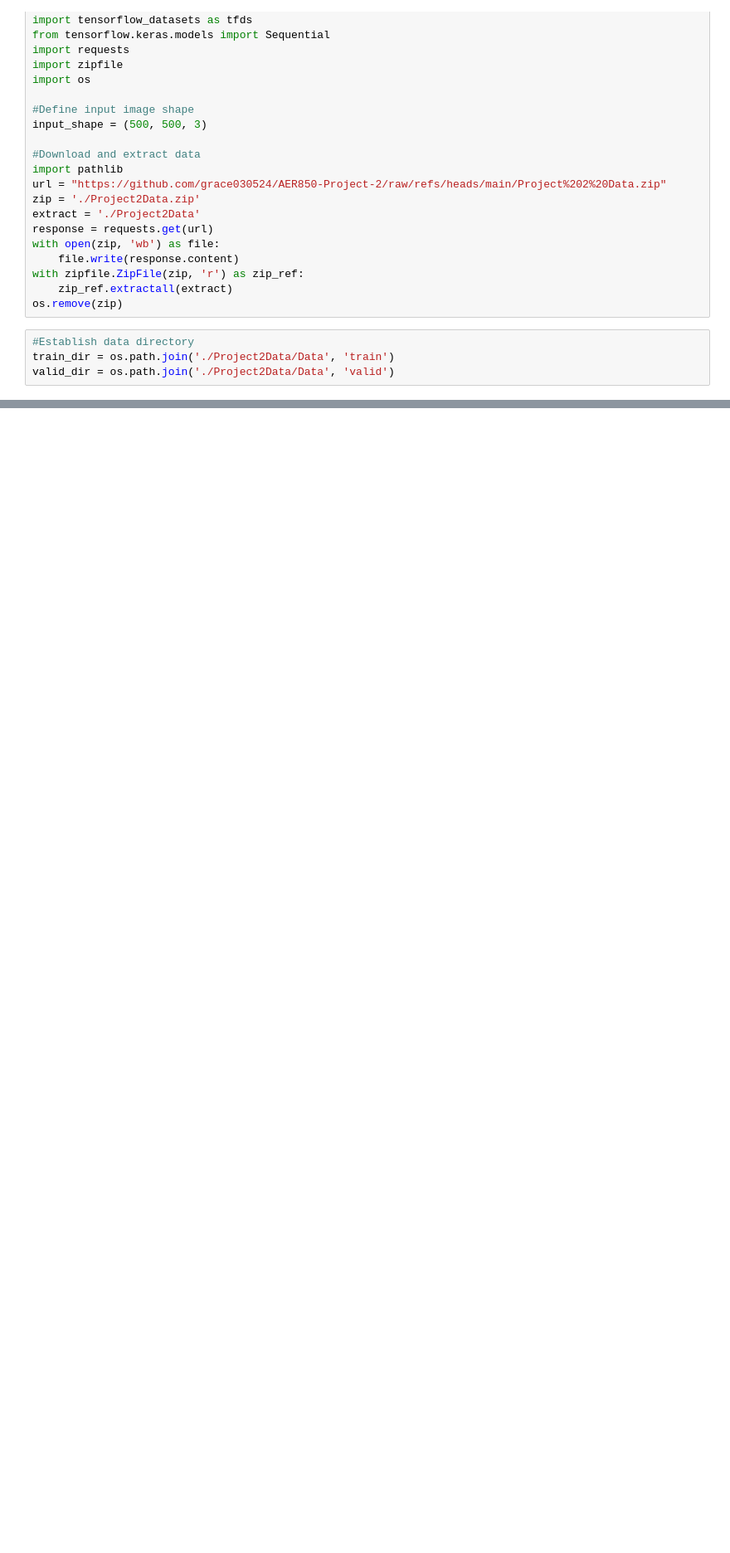
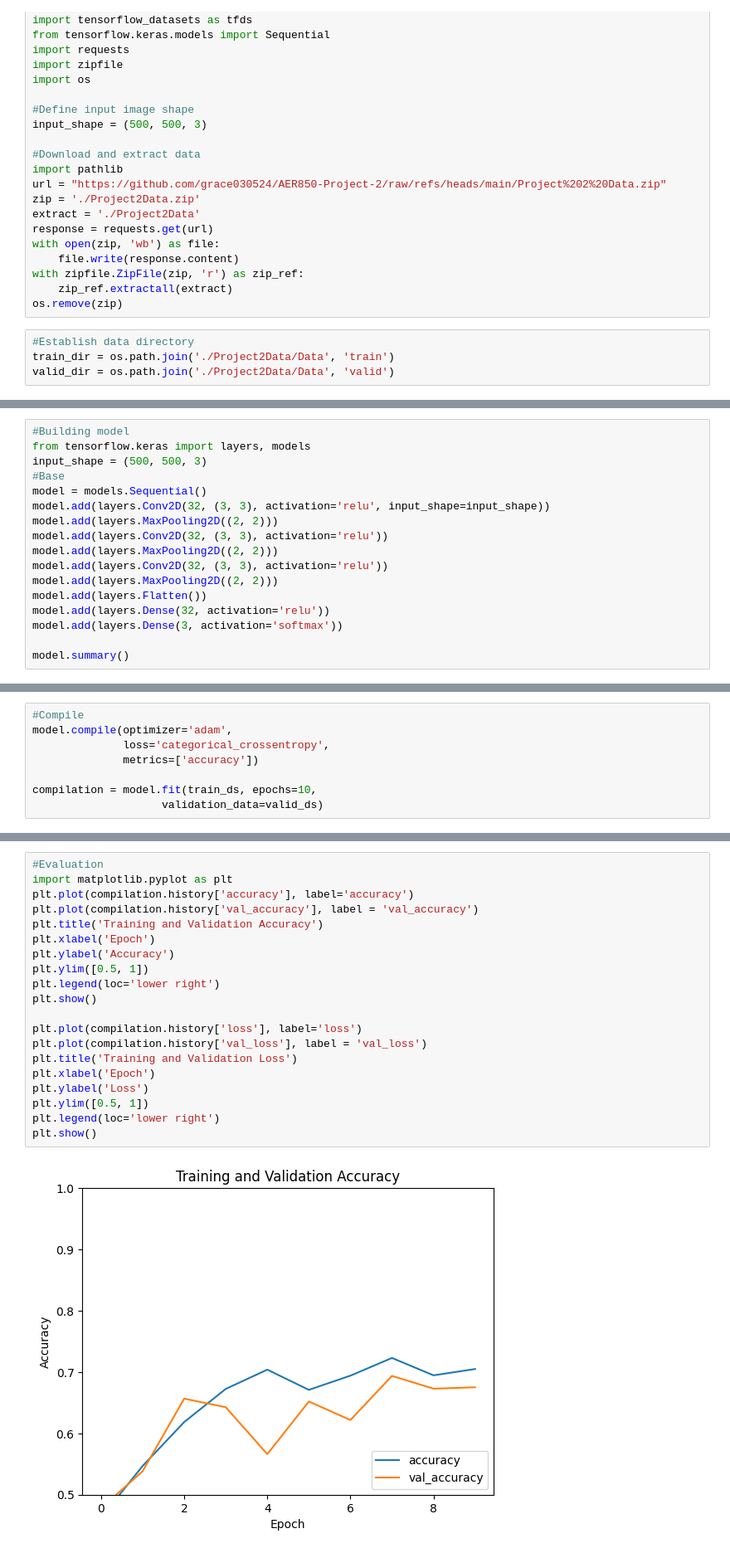
Before and after one commit to grace030524/AER850-Project-2, a Jupyter notebook: Project2.ipynb, the cells around one changed output, grey strips where cells are left out. Shown at 83% size. Saved outputs shown, nothing was run; the diff lists cells and outputs as text; blank space fills up the shorter version.

```diff
--- a/Project2.ipynb
+++ b/Project2.ipynb
@@ -78,0 +63,17 @@ Found 431 files belonging to 3 classes.
+# %%
+#Building model
+from tensorflow.keras import layers, models
+input_shape = (500, 500, 3)
+#Base
+model = models.Sequential()
+model.add(layers.Conv2D(32, (3, 3), activation='relu', input_shape=input_shape))
+model.add(layers.MaxPooling2D((2, 2)))
+model.add(layers.Conv2D(32, (3, 3), activation='relu'))
+model.add(layers.MaxPooling2D((2, 2)))
+model.add(layers.Conv2D(32, (3, 3), activation='relu'))
+model.add(layers.MaxPooling2D((2, 2)))
+model.add(layers.Flatten())
+model.add(layers.Dense(32, activation='relu'))
+model.add(layers.Dense(3, activation='softmax'))
+
+model.summary()
@@ -78,0 +102,8 @@ Found 431 files belonging to 3 classes.
+# %%
+#Compile
+model.compile(optimizer='adam',
+              loss='categorical_crossentropy',
+              metrics=['accuracy'])
+
+compilation = model.fit(train_ds, epochs=10,
+                    validation_data=valid_ds)
@@ -78,0 +131,22 @@ Found 431 files belonging to 3 classes.
+# %%
+#Evaluation
+import matplotlib.pyplot as plt
+plt.plot(compilation.history['accuracy'], label='accuracy')
+plt.plot(compilation.history['val_accuracy'], label = 'val_accuracy')
+plt.title('Training and Validation Accuracy')
+plt.xlabel('Epoch')
+plt.ylabel('Accuracy')
+plt.ylim([0.5, 1])
+plt.legend(loc='lower right')
+plt.show()
+
+plt.plot(compilation.history['loss'], label='loss')
+plt.plot(compilation.history['val_loss'], label = 'val_loss')
+plt.title('Training and Validation Loss')
+plt.xlabel('Epoch')
+plt.ylabel('Loss')
+plt.ylim([0.5, 1])
+plt.legend(loc='lower right')
+plt.show()
+# %% [output]
+[figure, added]
```
Also changed, not shown: parts of 6 cells of this notebook.
